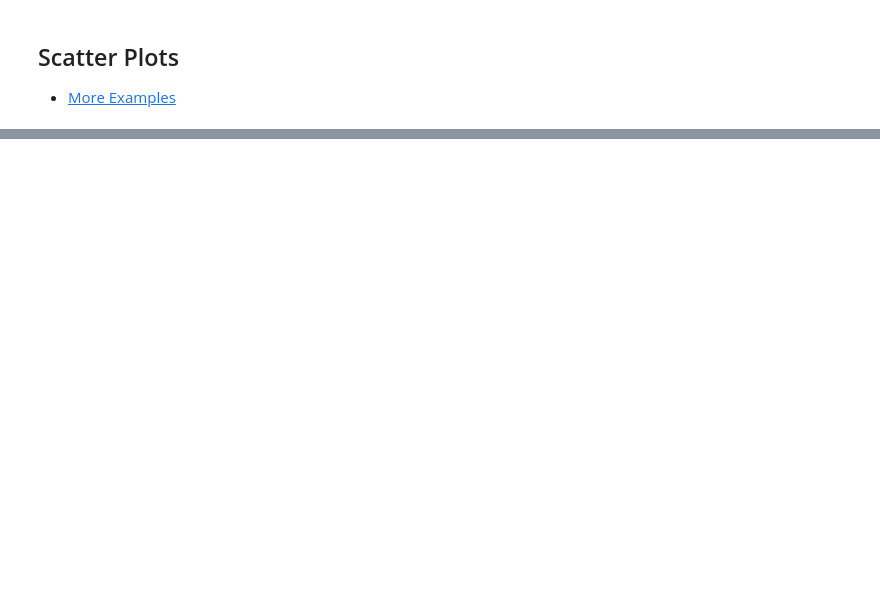
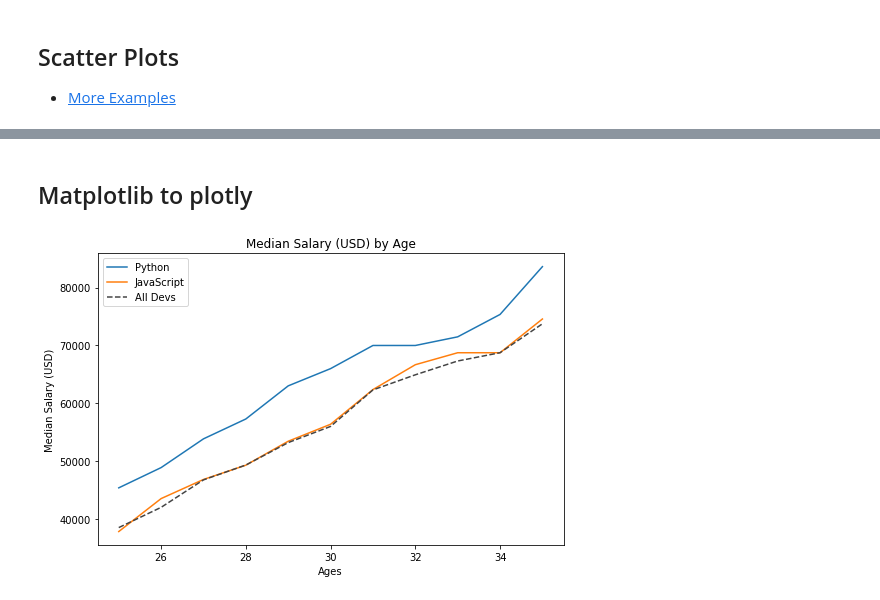
Before and after one commit to uditmanav17/CoreySchafer, a Jupyter notebook: Matplotlib-plotly/Plotly.ipynb, the cells around one changed output, grey strips where cells are left out. Drawn from its saved outputs; the diff is of its cells as text; code cells hidden in the pictures; blank space fills up the shorter version.

```diff
--- a/Matplotlib-plotly/Plotly.ipynb
+++ b/Matplotlib-plotly/Plotly.ipynb
@@ -492,0 +641,21 @@ fig.show()
+# %% [markdown]
+## Matplotlib to plotly
+# %%
+# Create matplotlib image, needs to use subplots
+fig, ax = plt.subplots(figsize=(7.5, 5))
+
+# plotting same plot using subplot
+ax.plot(ages_x, py_dev_y, label='Python')
+ax.plot(ages_x, js_dev_y, label='JavaScript')
+ax.plot(ages_x, dev_y, color='#444444', linestyle='--', label='All Devs')
+
+ax.legend()
+
+ax.set_title('Median Salary (USD) by Age')
+ax.set_xlabel('Ages')
+ax.set_ylabel('Median Salary (USD)')
+
+fig.tight_layout()
+fig.show()
+# %% [output]
+[figure, added]
```
Also changed, not shown: parts of 12 cells of this notebook.
